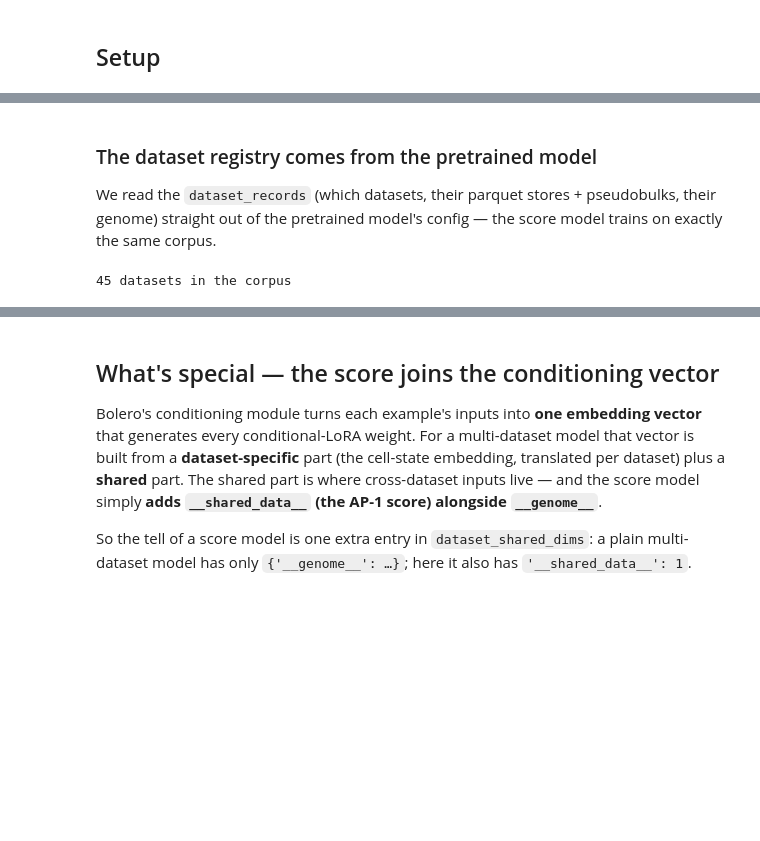
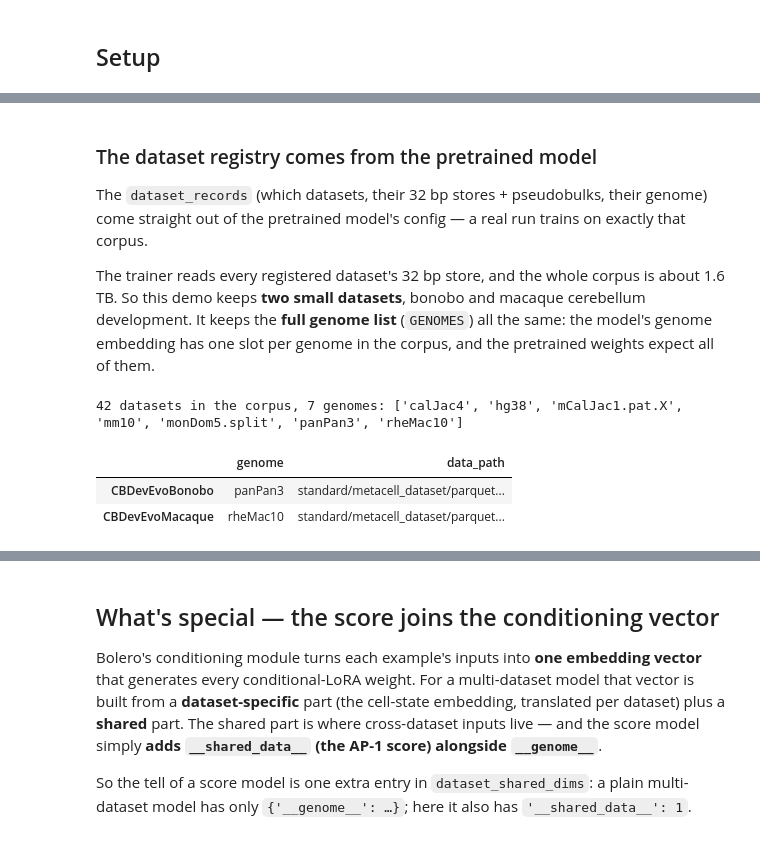
Before and after one commit to liuhlab/bolero, a Jupyter notebook: docs/tutorials/score_model/13_train_score_model.ipynb, the cells around one changed output, grey strips where cells are left out. Saved outputs shown, nothing was run; the diff lists cells and outputs as text; code cells hidden in the pictures; blank space fills up the shorter version.

```diff
--- a/docs/tutorials/score_model/13_train_score_model.ipynb
+++ b/docs/tutorials/score_model/13_train_score_model.ipynb
@@ -82,20 +75,31 @@ GENOMES = [
 # %% [markdown]
 ### The dataset registry comes from the pretrained model
 
-We read the `dataset_records` (which datasets, their parquet stores + pseudobulks, their
-genome) straight out of the pretrained model's config — the score model trains on exactly
-the same corpus.
+The `dataset_records` (which datasets, their 32 bp stores + pseudobulks, their genome) come
+straight out of the pretrained model's config — a real run trains on exactly that corpus.
+
+The trainer reads every registered dataset's 32 bp store, and the whole corpus is about
+1.6 TB. So this demo keeps **two small datasets**, bonobo and macaque cerebellum
+development. It keeps the **full genome list** (`GENOMES`) all the same: the model's genome
+embedding has one slot per genome in the corpus, and the pretrained weights expect all of
+them.
-# %%
-with open(PRETRAIN_CONFIG) as f:
-    pretrain_cfg = json.load(f)
-
-dataset_records = pretrain_cfg["dataset_records"]
-for rec in dataset_records.values():
-    rec["dataset_sample_weight"] = 1
-
-print(f"{len(dataset_records)} datasets in the corpus")
-# %% [output]
-45 datasets in the corpus
+# %%
+full_records = PRETRAIN_CONFIG["dataset_records"]
+GENOMES = sorted({rec["genome"] for rec in full_records.values()})
+print(f"{len(full_records)} datasets in the corpus, {len(GENOMES)} genomes: {GENOMES}")
+
+# demo: two small datasets from the registry (a real run uses all of them)
+DEMO_DATASETS = ["CBDevEvoBonobo", "CBDevEvoMacaque"]
+dataset_records = {k: copy.deepcopy(full_records[k]) for k in DEMO_DATASETS}
+for rec in dataset_records.values():
+    rec["dataset_sample_weight"] = 1
+
+pd.DataFrame(dataset_records).T[["genome", "data_path"]]
+# %% [output]
+42 datasets in the corpus, 7 genomes: ['calJac4', 'hg38', 'mCalJac1.pat.X', 'mm10', 'monDom5.split', 'panPan3', 'rheMac10']
+|  | genome | data_path |
+| CBDevEvoBonobo | panPan3 | standard/metacell_dataset/parquet... |
+| CBDevEvoMacaque | rheMac10 | standard/metacell_dataset/parquet... |
 # %% [markdown]
 ### The conditioning score
 
```
Also changed, not shown: parts of 15 cells of this notebook, 1 other file.
